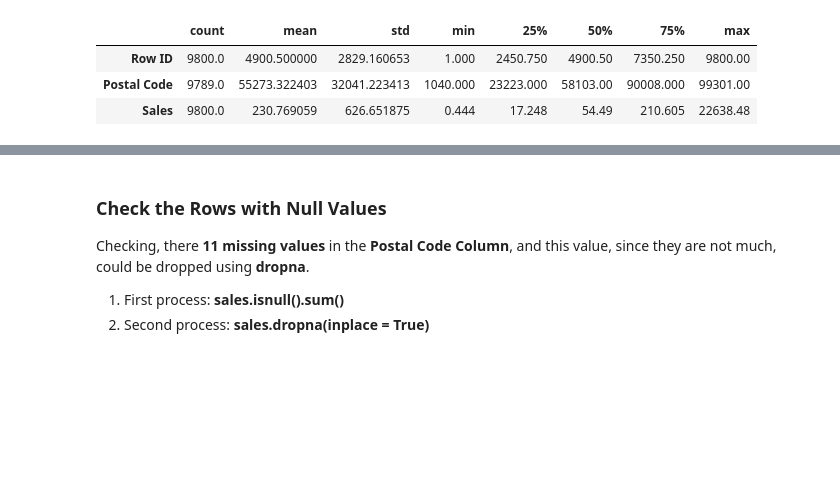
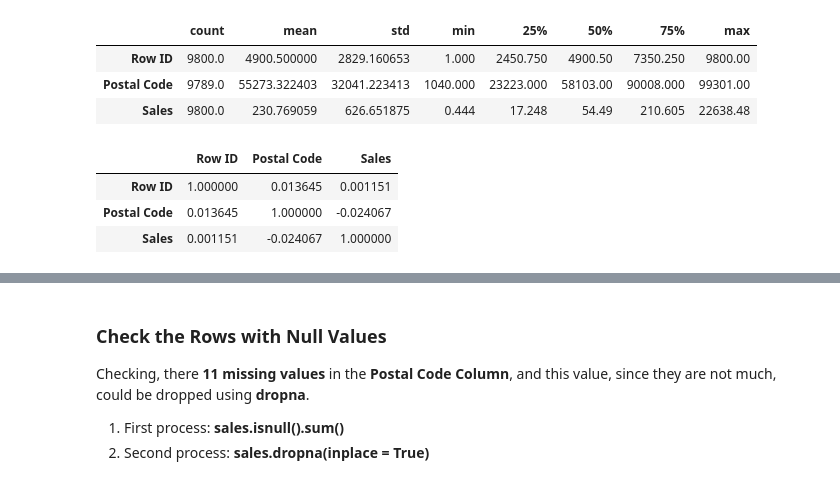
Before and after one commit to Layusmen/Data-Analysis, a Jupyter notebook: superstore-sales-analysis.ipynb, the cells around one changed output, grey strips where cells are left out. Drawn from its saved outputs; the diff is of its cells as text; code cells hidden in the pictures; blank space fills up the shorter version.

Commit message:
Kaggle Notebook | Superstore Sales Analysis and Forecasting | Version 10

```diff
--- a/superstore-sales-analysis.ipynb
+++ b/superstore-sales-analysis.ipynb
@@ -128,3 +130,10 @@ sales.describe().T
 | Row ID | 9800.0 | 4900.500000 | 2829.160653 | 1.000 | 2450.750 | 4900.50 | 7350.250 | 9800.00 |
 | Postal Code | 9789.0 | 55273.322403 | 32041.223413 | 1040.000 | 23223.000 | 58103.00 | 90008.000 | 99301.00 |
 | Sales | 9800.0 | 230.769059 | 626.651875 | 0.444 | 17.248 | 54.49 | 210.605 | 22638.48 |
+# %%
+sales.corr()
+# %% [output]
+|  | Row ID | Postal Code | Sales |
+| Row ID | 1.000000 | 0.013645 | 0.001151 |
+| Postal Code | 0.013645 | 1.000000 | -0.024067 |
+| Sales | 0.001151 | -0.024067 | 1.000000 |
```
Also changed, not shown: parts of 11 cells of this notebook.
